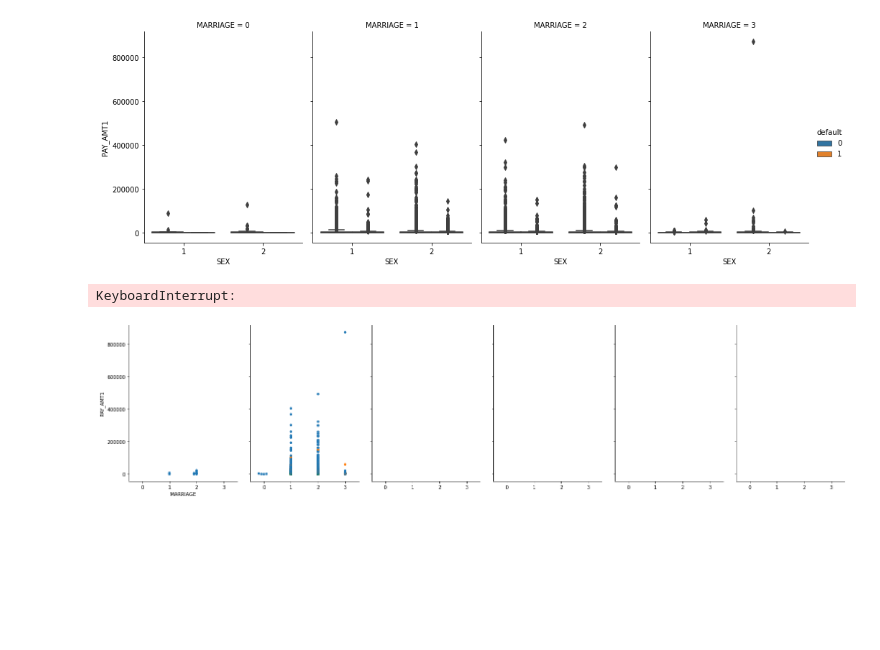
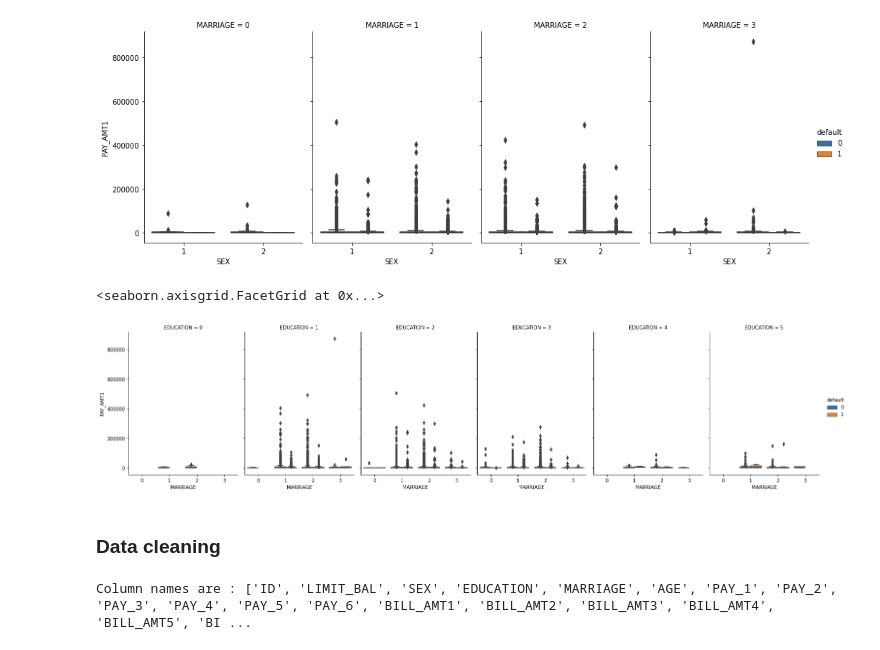
Before and after one commit to Bryan-Suelo/machine_learning, a Jupyter notebook: default_credit_card_clients/default_credit_card.ipynb, the cells around one changed output. Saved outputs shown, nothing was run; the diff lists cells and outputs as text; code cells hidden in the pictures; blank space fills up the shorter version.

Commit message:
Data cleaning and data wrangling on process

```diff
--- a/default_credit_card_clients/default_credit_card.ipynb
+++ b/default_credit_card_clients/default_credit_card.ipynb
@@ -182,5 +167,0 @@ Column names are : ['LIMIT_BAL', 'SEX', 'EDUCATION', 'MARRIAGE', 'AGE', 'PAY_1',
-# %%
-# From Data Description, that in column EDUCATION, 5 and 6 represents "unknown"
-#   Changing 6 to 5 to keep it under 1 category
-cc_df['EDUCATION'] = cc_df['EDUCATION'].replace(6,5)
-print(f'Unique values of Education columns are:',np.unique(cc_df['EDUCATION']))
@@ -347,8 +348,10 @@ sns.catplot(x='SEX', y='PAY_AMT1',
 # %%
 sns.catplot(x='MARRIAGE', y='PAY_AMT1',
             hue ='default', col ='EDUCATION',
-            data=cc_df, kind="swarm",
+            data=cc_df, kind="box",
             height=5, aspect=0.7)
 # %% [output]
-KeyboardInterrupt:
+<seaborn.axisgrid.FacetGrid at 0x...>
-[figure, old version]
+[figure, new version]
+# %% [markdown]
+### Data cleaning
@@ -354,0 +362,6 @@ KeyboardInterrupt:
+# %%
+# Rename column default.payment.next.month to payment
+cc_df = cc_df.rename(columns={'default.payment.next.month': 'default'})
+print(f'Column names are :', list(cc_df.columns))
+# %% [output]
+Column names are : ['ID', 'LIMIT_BAL', 'SEX', 'EDUCATION', 'MARRIAGE', 'AGE', 'PAY_1', 'PAY_2', 'PAY_3', 'PAY_4', 'PAY_5', 'PAY_6', 'BILL_AMT1', 'BILL_AMT2', 'BILL_AMT3', 'BILL_AMT4', 'BILL_AMT5', 'BI ...
```
Also changed, not shown: parts of 36 cells of this notebook.
